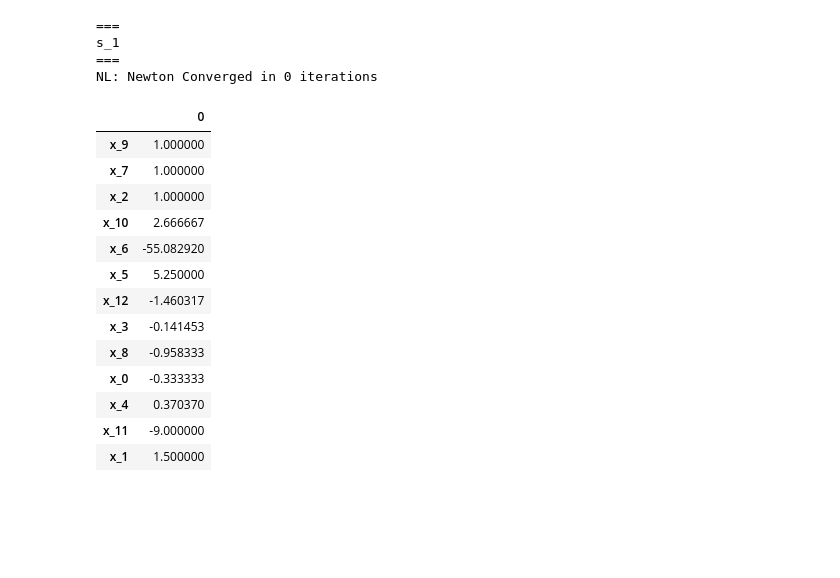
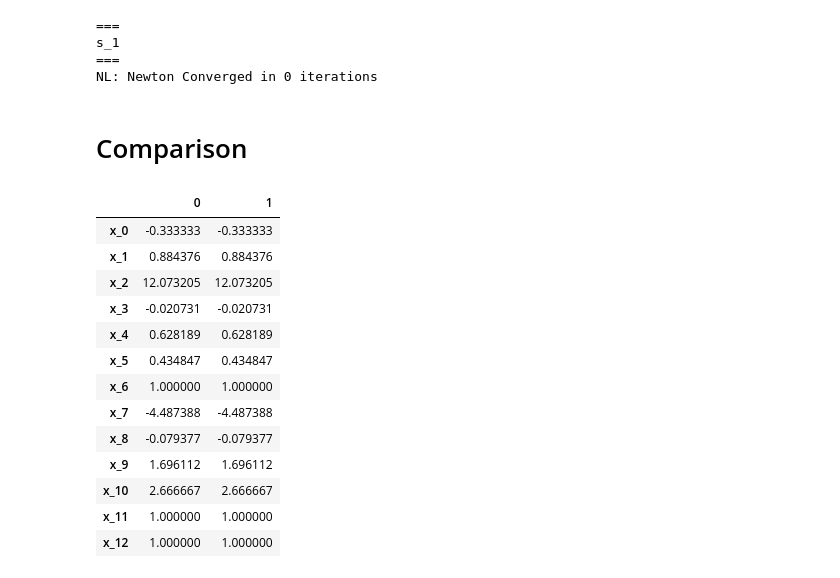
Before and after one commit to norheim/minimdo, a Jupyter notebook: minimdo/testcase_2.ipynb, the cells around one changed output. Saved outputs shown, nothing was run; the diff lists cells and outputs as text; code cells hidden in the pictures; blank space fills up the shorter version.

```diff
--- a/minimdo/testcase_2.ipynb
+++ b/minimdo/testcase_2.ipynb
@@ -69,3 +72,5 @@ NL: NewtonSolver 'NL: Newton' on system 's_1' failed to converge in 10 iteration
+# %%
+xsol = extractvals(prob_original, [var for var,varname in var_mapping.values()])
 # %%
 print_vars_in_order(prob_original, edges_dsm, tree_dsm, var_mapping)
 # %% [output]
@@ -111,20 +118,23 @@ prob.run_model()
 s_1
 ===
 NL: Newton Converged in 0 iterations
-# %%
-print_vars_in_order(prob, edges_r, tree_r, var_mapping)
-# %% [output]
-|  | 0 |
-| x_9 | 1.000000 |
-| x_7 | 1.000000 |
-| x_2 | 1.000000 |
-| x_10 | 2.666667 |
-| x_6 | -55.082920 |
-| x_5 | 5.250000 |
-| x_12 | -1.460317 |
-| x_3 | -0.141453 |
-| x_8 | -0.958333 |
-| x_0 | -0.333333 |
-| x_4 | 0.370370 |
-| x_11 | -9.000000 |
-| x_1 | 1.500000 |
+# %% [markdown]
+# Comparison
+# %%
+xsol_new = extractvals(prob_original, [var for var,varname in var_mapping.values()])
+pd.DataFrame([xsol, xsol_new]).T
+# %% [output]
+|  | 0 | 1 |
+| x_0 | -0.333333 | -0.333333 |
+| x_1 | 0.884376 | 0.884376 |
+| x_2 | 12.073205 | 12.073205 |
+| x_3 | -0.020731 | -0.020731 |
+| x_4 | 0.628189 | 0.628189 |
+| x_5 | 0.434847 | 0.434847 |
+| x_6 | 1.000000 | 1.000000 |
+| x_7 | -4.487388 | -4.487388 |
+| x_8 | -0.079377 | -0.079377 |
+| x_9 | 1.696112 | 1.696112 |
+| x_10 | 2.666667 | 2.666667 |
+| x_11 | 1.000000 | 1.000000 |
+| x_12 | 1.000000 | 1.000000 |
```
Also changed, not shown: parts of 9 cells of this notebook, 2 other files.
